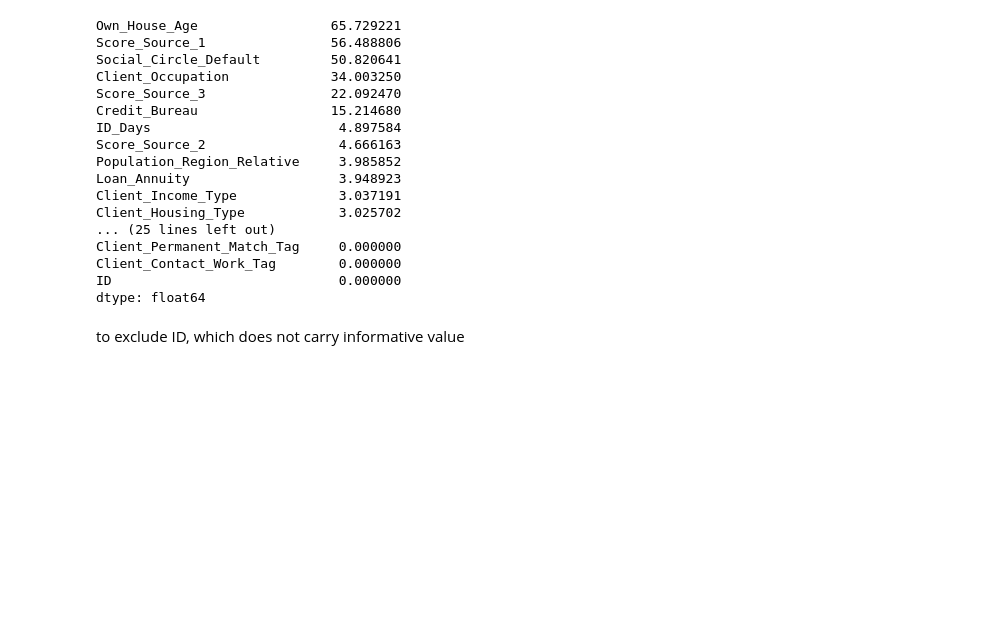
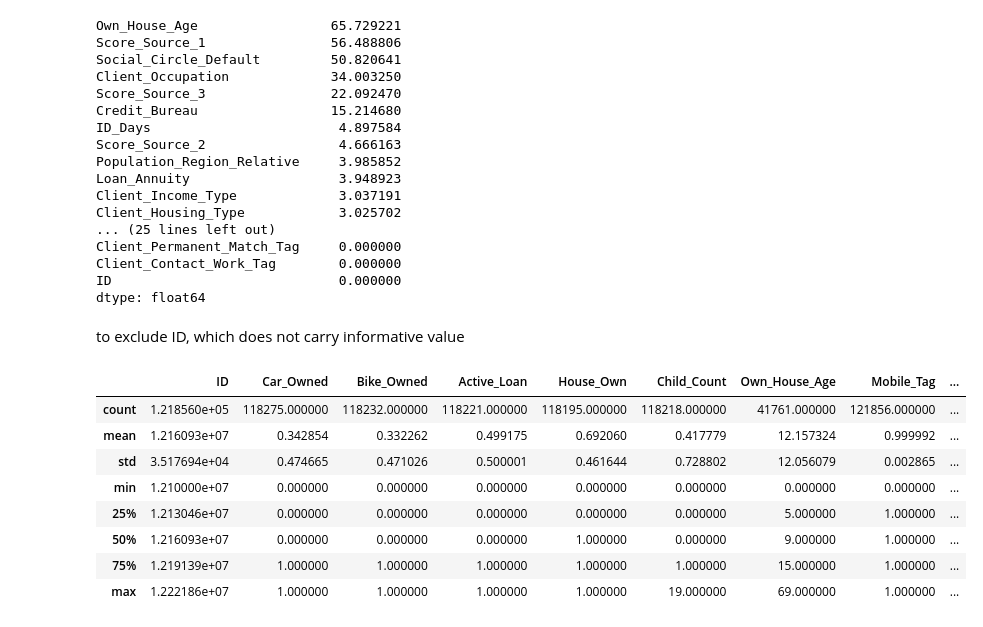
Before and after one commit to dilutedeps/Final_Project, a Jupyter notebook: Main.ipynb, the cells around one changed output. Saved outputs shown, nothing was run; the diff lists cells and outputs as text; code cells hidden in the pictures; blank space fills up the shorter version.

```diff
--- a/Main.ipynb
+++ b/Main.ipynb
@@ -101,3 +101,15 @@ ID                             0.000000
 dtype: float64
 # %% [markdown]
 to exclude ID, which does not carry informative value
+# %%
+train_data.describe()
+# %% [output]
+|  | ID | Car_Owned | Bike_Owned | Active_Loan | House_Own | Child_Count | Own_House_Age | Mobile_Tag | ... |
+| count | 1.218560e+05 | 118275.000000 | 118232.000000 | 118221.000000 | 118195.000000 | 118218.000000 | 41761.000000 | 121856.000000 | ... |
+| mean | 1.216093e+07 | 0.342854 | 0.332262 | 0.499175 | 0.692060 | 0.417779 | 12.157324 | 0.999992 | ... |
+| std | 3.517694e+04 | 0.474665 | 0.471026 | 0.500001 | 0.461644 | 0.728802 | 12.056079 | 0.002865 | ... |
+| min | 1.210000e+07 | 0.000000 | 0.000000 | 0.000000 | 0.000000 | 0.000000 | 0.000000 | 0.000000 | ... |
+| 25% | 1.213046e+07 | 0.000000 | 0.000000 | 0.000000 | 0.000000 | 0.000000 | 5.000000 | 1.000000 | ... |
+| 50% | 1.216093e+07 | 0.000000 | 0.000000 | 0.000000 | 1.000000 | 0.000000 | 9.000000 | 1.000000 | ... |
+| 75% | 1.219139e+07 | 1.000000 | 1.000000 | 1.000000 | 1.000000 | 1.000000 | 15.000000 | 1.000000 | ... |
+| max | 1.222186e+07 | 1.000000 | 1.000000 | 1.000000 | 1.000000 | 19.000000 | 69.000000 | 1.000000 | ... |
```
Also changed, not shown: parts of 3 cells of this notebook.
